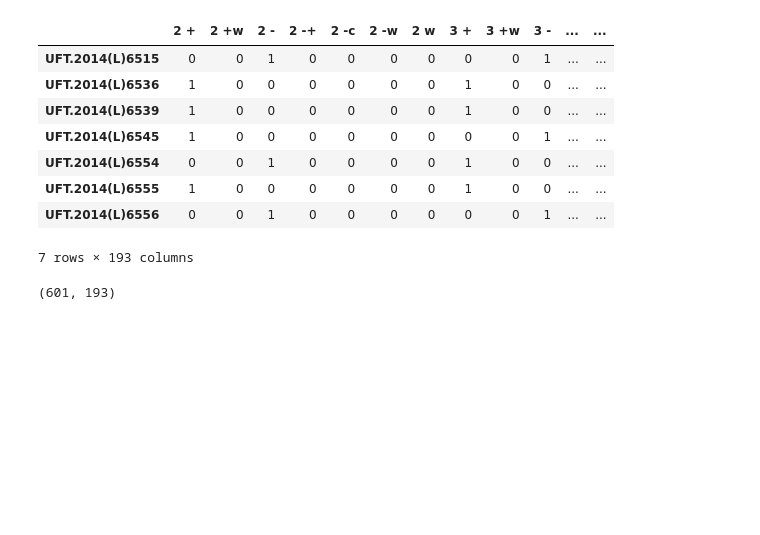
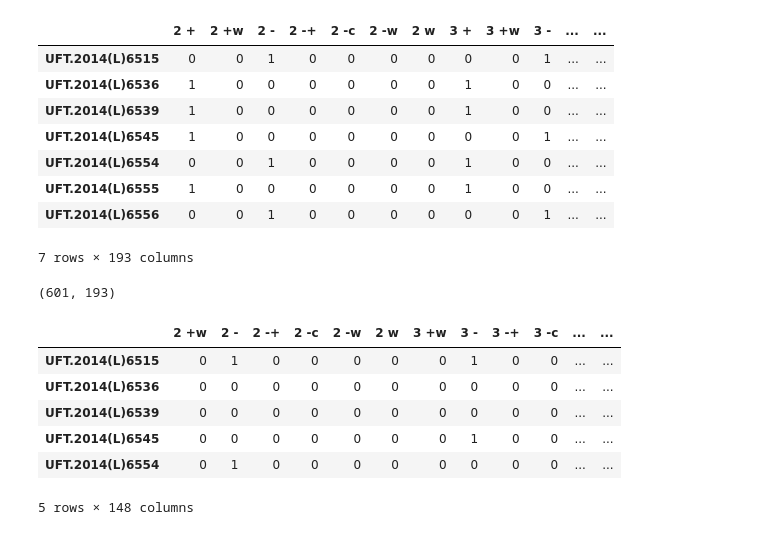
Before and after one commit to JohnnyUFT/Descoberta-de-Conhecimento-em-Base-de-Dados-de-Fungos, a Jupyter notebook: 01.pre_processamento.ipynb, the cells around one changed output. Cells and saved outputs as stored; diff of their text form; code cells hidden in the pictures; blank space fills up the shorter version.

Commit message:
Feature Engineering - Dummy Encoding com drop_first

```diff
--- a/01.pre_processamento.ipynb
+++ b/01.pre_processamento.ipynb
@@ -312,2 +317,17 @@ data.to_csv('04.1 - reacoes_col_encoded.csv')
 # %%
-# 2 - construção da Matriz 'Banguela':
+# gera o dataframe resultante do verdadeiro dummy_encoding:
+
+data_encoded2 = pd.get_dummies(data, prefix=data.columns, prefix_sep=' ', dummy_na=False, drop_first=True)
+
+# salva estado atual do dataframe em arquivo CSV:
+data.to_csv('04.2 - reacoes_dummy_encoded.csv')
+# %%
+data_encoded2.head()
+# %% [output]
+|  | 2 +w | 2 - | 2 -+ | 2 -c | 2 -w | 2 w | 3 +w | 3 - | 3 -+ | 3 -c | ... | ... |
+| UFT.2014(L)6515 | 0 | 1 | 0 | 0 | 0 | 0 | 0 | 1 | 0 | 0 | ... | ... |
+| UFT.2014(L)6536 | 0 | 0 | 0 | 0 | 0 | 0 | 0 | 0 | 0 | 0 | ... | ... |
+| UFT.2014(L)6539 | 0 | 0 | 0 | 0 | 0 | 0 | 0 | 0 | 0 | 0 | ... | ... |
+| UFT.2014(L)6545 | 0 | 0 | 0 | 0 | 0 | 0 | 0 | 1 | 0 | 0 | ... | ... |
+| UFT.2014(L)6554 | 0 | 1 | 0 | 0 | 0 | 0 | 0 | 0 | 0 | 0 | ... | ... |
+5 rows × 148 columns
```
Also changed, not shown: parts of 9 cells of this notebook, 3 other files.
